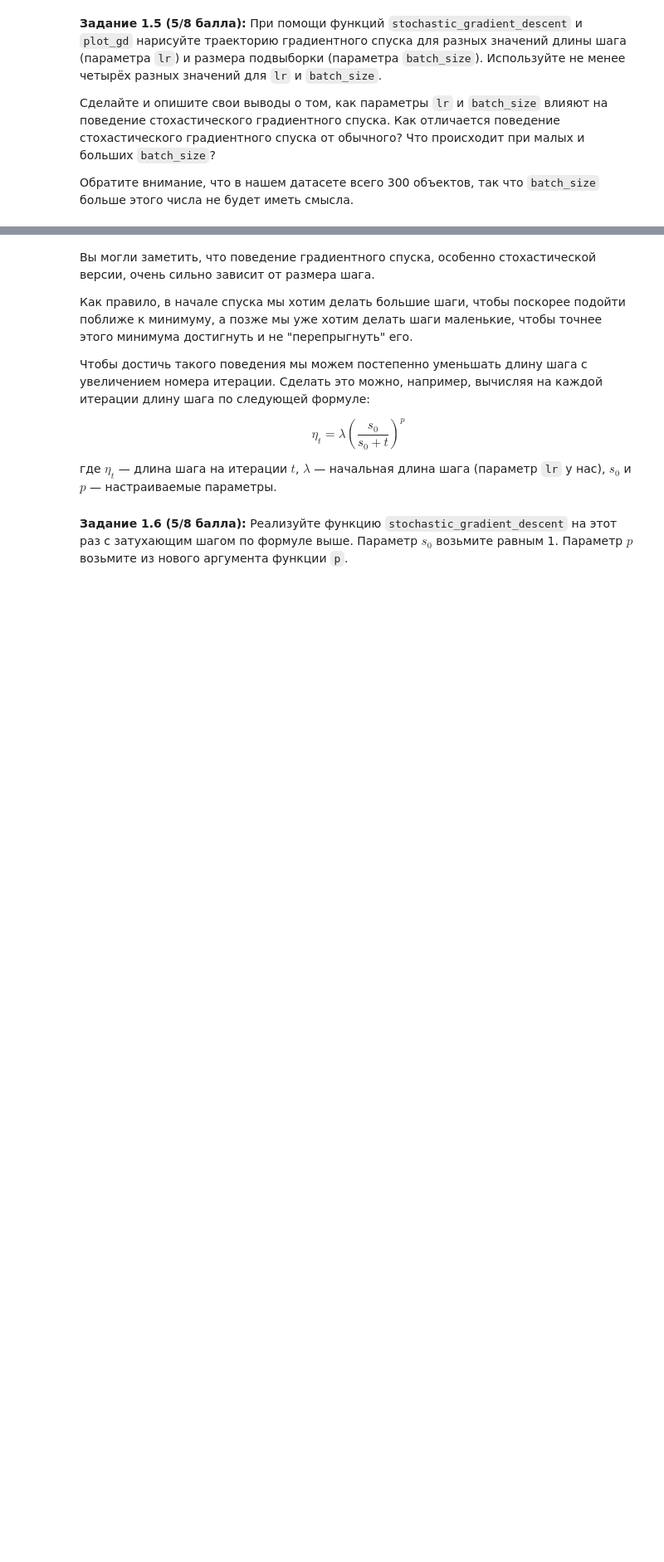
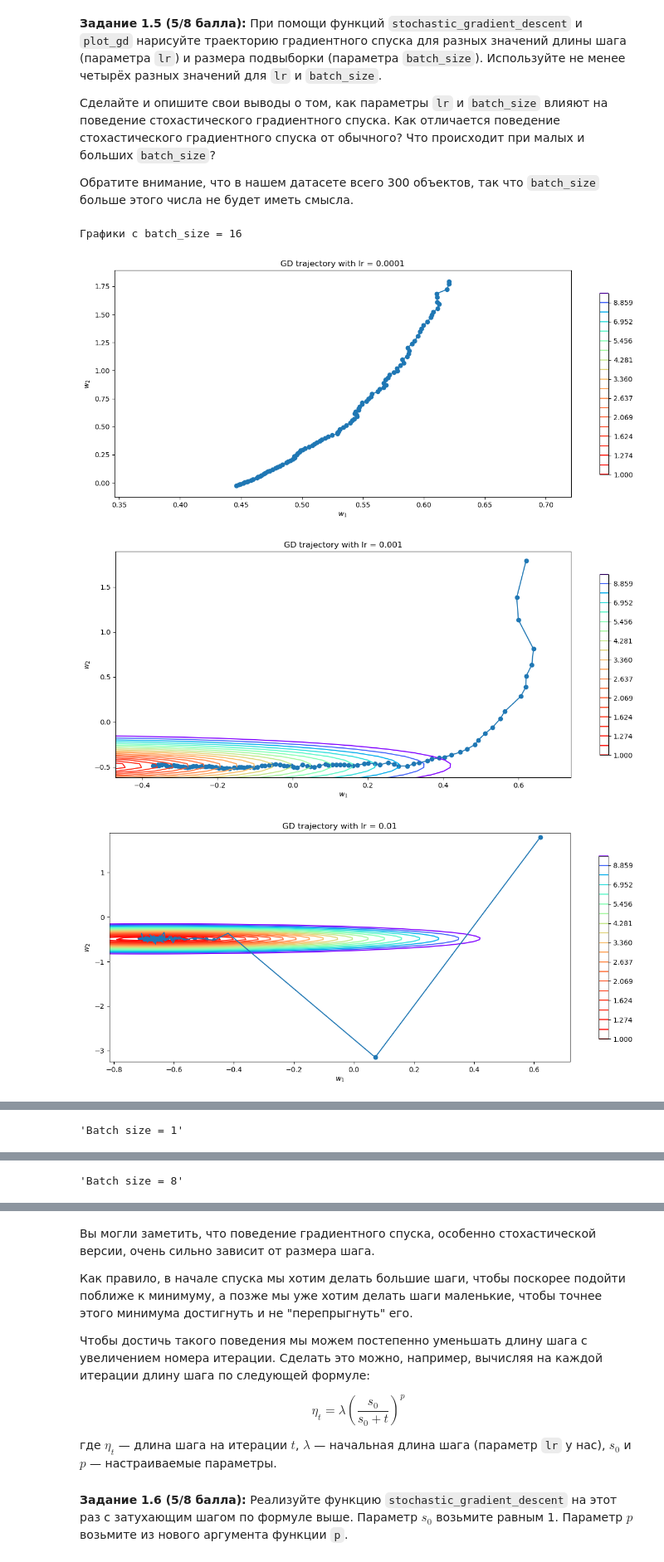
Before and after one commit to Bosbobos/IAD, a Jupyter notebook: MachineLeariningBasics/hw05_gd/hw05_gd.ipynb, the cells around one changed output, grey strips where cells are left out. Shown at 83% size. Drawn from its saved outputs; the diff is of its cells as text; code cells hidden in the pictures; blank space fills up the shorter version.

```diff
--- a/MachineLeariningBasics/hw05_gd/hw05_gd.ipynb
+++ b/MachineLeariningBasics/hw05_gd/hw05_gd.ipynb
@@ -321,7 +324,15 @@ def stochastic_gradient_descent(
     :param n_iterations: int -- сколько итераций делать
     :return: Список из n_iterations объектов np.ndarray размера (n_features,) -- история весов на каждом шаге
     """
-    # -- YOUR CODE HERE -- (＠_＠)
+    path = [copy.deepcopy(w_init)]
+    for t in range(n_iterations):
+        batch_indices = np.random.choice(X.shape[0], size=batch_size, replace=False)
+        batch = X[batch_indices]
+        batch_y = y[batch_indices]
+        w = path[t] - lr * loss.calc_grad(batch, batch_y, path[t])
+        path.append(copy.deepcopy(w))
+
+    return path
 # %% [markdown]
 **Задание 1.5 (5/8 балла):** При помощи функций `stochastic_gradient_descent` и  `plot_gd` нарисуйте траекторию градиентного спуска для разных значений длины шага (параметра `lr`) и размера подвыборки (параметра `batch_size`). Используйте не менее четырёх разных значений для `lr` и `batch_size`.
 
@@ -332,0 +342,19 @@ def stochastic_gradient_descent(
+# %%
+lrs = [1e-4, 1e-3, 1e-2, 1e-1]
+b_size = 16
+print(f'Графики с batch_size = {b_size}')
+for lr in lrs:
+    w =  stochastic_gradient_descent(w_init, X, y, loss, lr, b_size, n_iterations=100)
+    plot_gd(w, X, y, loss, lr)
+
+lr = 1e-2
+b_sizes = [1, 8, 16, 64, 128]
+for b_size in b_sizes:
+    display(f'Batch size = {b_size}')
+    w = stochastic_gradient_descent(w_init, X, y, loss, lr, b_size, n_iterations=100)
+    plot_gd(w, X, y, loss, lr, b_size)
+# %% [output]
+Графики с batch_size = 16
+[figure, added]
+[figure, added]
+[figure, added]
@@ -332,0 +362 @@ def stochastic_gradient_descent(
+'Batch size = 1'
@@ -332,0 +364 @@ def stochastic_gradient_descent(
+'Batch size = 8'
```
Also changed, not shown: parts of 12 cells of this notebook.
